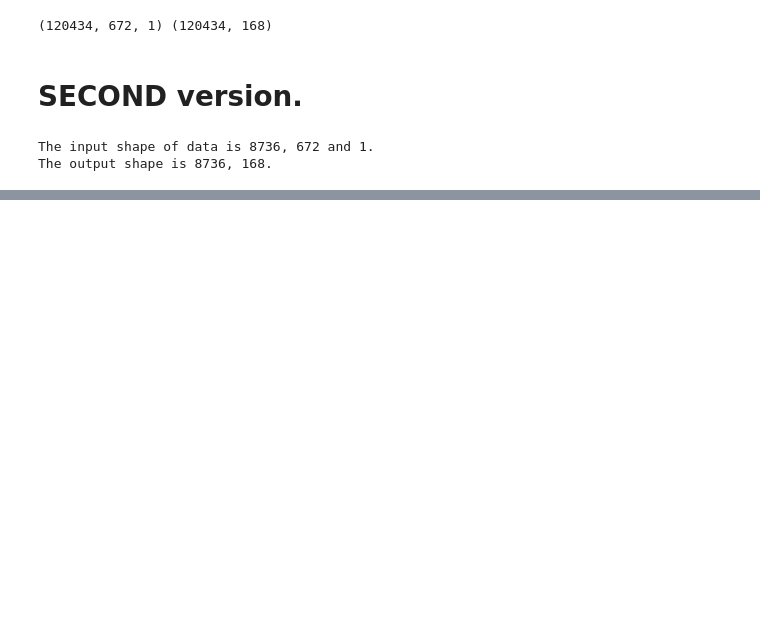
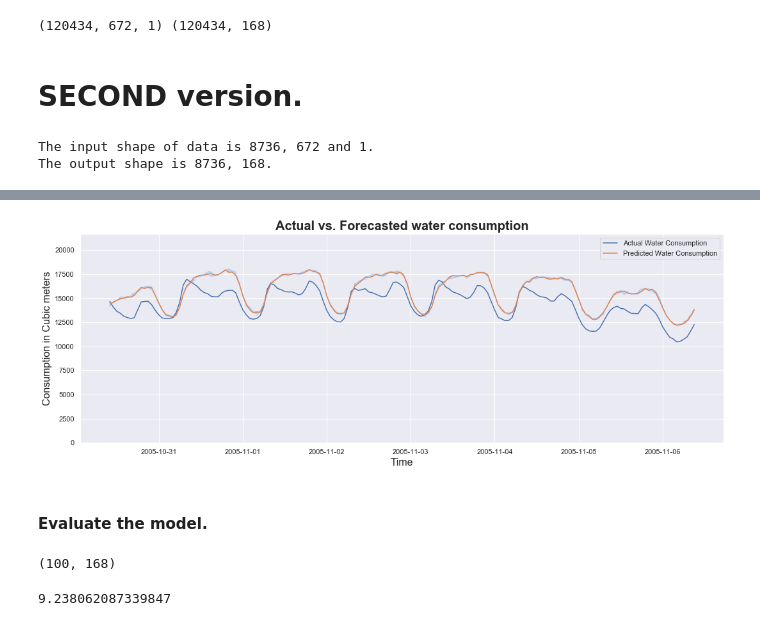
Before and after one commit to edgarkhachatryan/ExampleProjects, a Jupyter notebook: ElectricityForecastWithTimeHorizon/Source/Electricity_Consumption_Forecast_with_time_horizon.ipynb, the cells around one changed output, grey strips where cells are left out. Cells and saved outputs as stored; diff of their text form; code cells hidden in the pictures; blank space fills up the shorter version.

```diff
--- a/ElectricityForecastWithTimeHorizon/Source/Electricity_Consumption_Forecast_with_time_horizon.ipynb
+++ b/ElectricityForecastWithTimeHorizon/Source/Electricity_Consumption_Forecast_with_time_horizon.ipynb
@@ -513,0 +589,9 @@ actual = dfAEP.loc[predStartIndex:predEndIndex, 'Cons'].values
+# %%
+createPlotConsumption(index[54], actual[54], "Actual Water Consumption", "Actual vs. Forecasted water consumption", "Time",
+                      "Consumption in Cubic meters",
+                      prediction[54], prediction10[54], prediction90[54], "Predicted Water Consumption" )
+plt.show()
+# %% [output]
+[figure, added]
+# %% [markdown]
+#### Evaluate the model.
@@ -513,0 +605,8 @@ actual = dfAEP.loc[predStartIndex:predEndIndex, 'Cons'].values
+# %%
+actual.shape
+# %% [output]
+(100, 168)
+# %%
+MAPE(actual, prediction)
+# %% [output]
+9.238062087339847
```
Also changed, not shown: parts of 64 cells of this notebook.
